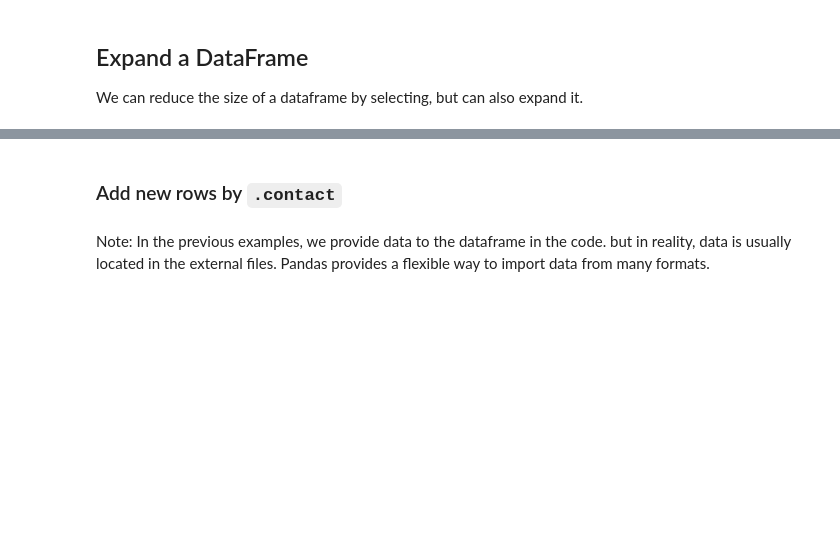
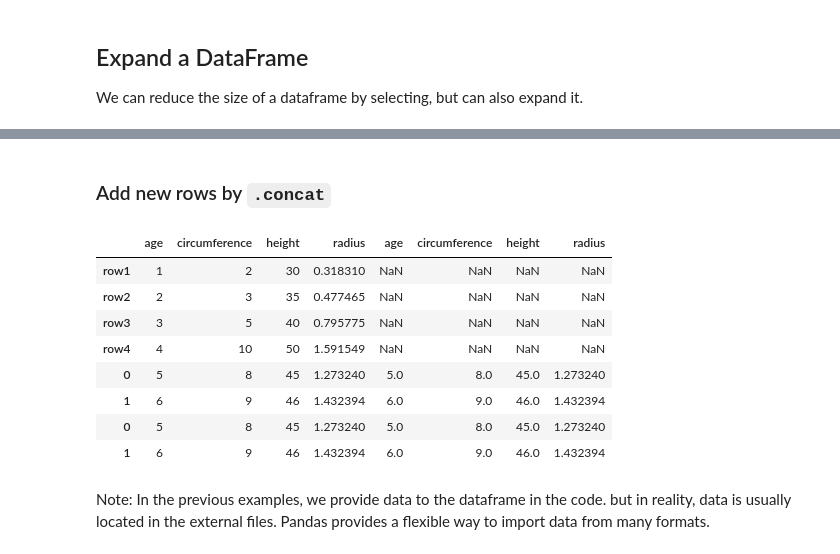
Before and after one commit to nanjiangshu/python-programming-bioinfo, a Jupyter notebook: lectures/Day_5.ipynb, the cells around one changed output, grey strips where cells are left out. Cells and saved outputs as stored; diff of their text form; code cells hidden in the pictures; blank space fills up the shorter version.

```diff
--- a/lectures/Day_5.ipynb
+++ b/lectures/Day_5.ipynb
@@ -261,14 +438,25 @@ df
 # %% [markdown]
-### Add new rows by `.contact`
+### Add new rows by `.concat`
 # %%
-new_rows = pd.DataFrame({
+new_dt = {
     'age': [5,6],
     'circumference':[8,9],
     'height': [45,46],
     'radius': [8/2/pi, 9/2/pi]
-})
-df = pd.concat([df, new_rows], axis=0)
+}
+new_rows = pd.DataFrame(new_dt)
+df = pd.concat([df, new_rows])
 df
+# %% [output]
+|  | age | circumference | height | radius | age | circumference | height | radius |
+| row1 | 1 | 2 | 30 | 0.318310 | NaN | NaN | NaN | NaN |
+| row2 | 2 | 3 | 35 | 0.477465 | NaN | NaN | NaN | NaN |
+| row3 | 3 | 5 | 40 | 0.795775 | NaN | NaN | NaN | NaN |
+| row4 | 4 | 10 | 50 | 1.591549 | NaN | NaN | NaN | NaN |
+| 0 | 5 | 8 | 45 | 1.273240 | 5.0 | 8.0 | 45.0 | 1.273240 |
+| 1 | 6 | 9 | 46 | 1.432394 | 6.0 | 9.0 | 46.0 | 1.432394 |
+| 0 | 5 | 8 | 45 | 1.273240 | 5.0 | 8.0 | 45.0 | 1.273240 |
+| 1 | 6 | 9 | 46 | 1.432394 | 6.0 | 9.0 | 46.0 | 1.432394 |
 # %% [markdown]
 Note: In the previous examples, we provide data to the dataframe in the code. but in reality, data is usually located in the external files. Pandas provides a flexible way to import data from many formats.
 # %% [markdown]
```
Also changed, not shown: parts of 55 cells of this notebook, 4 other files.
